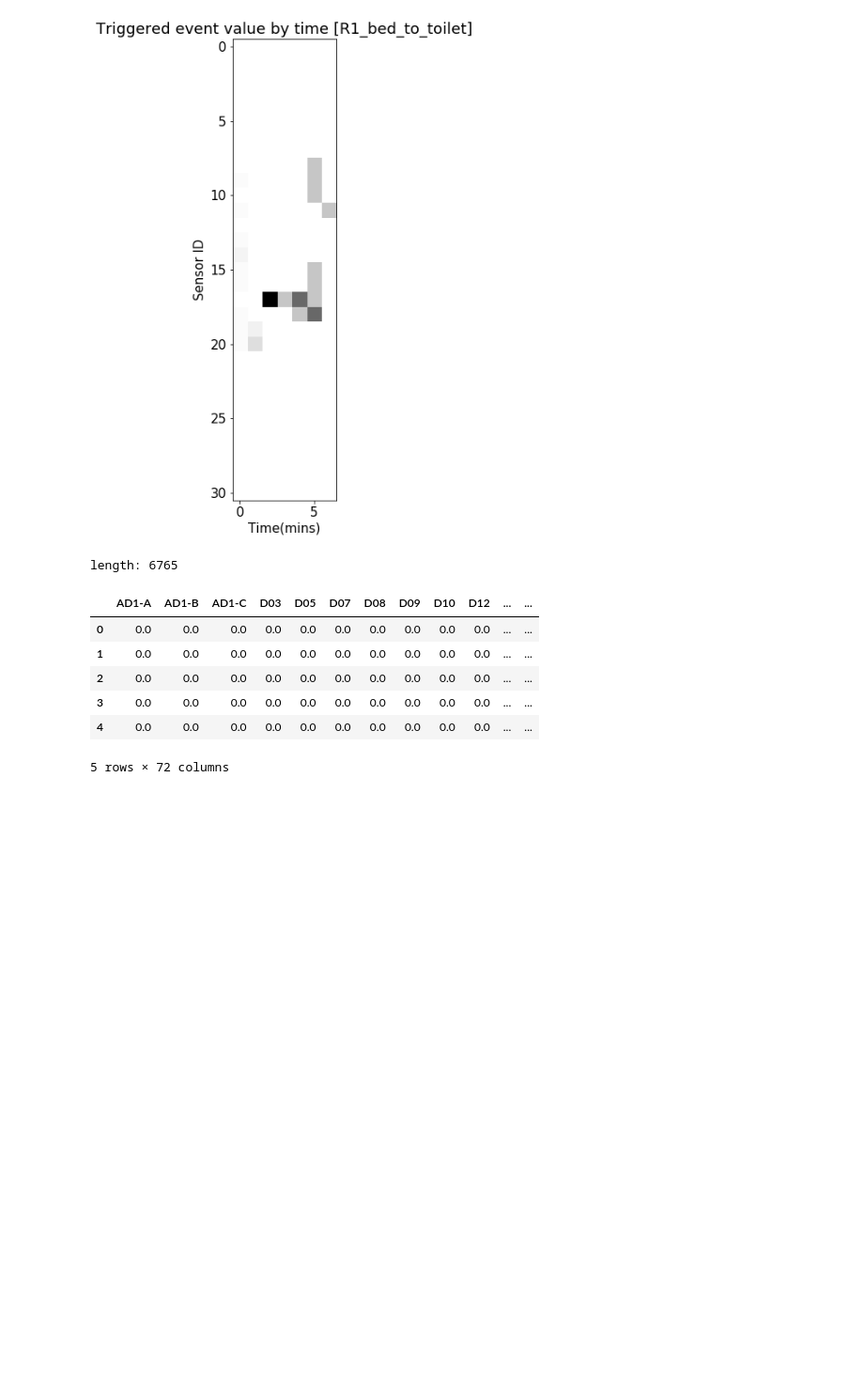
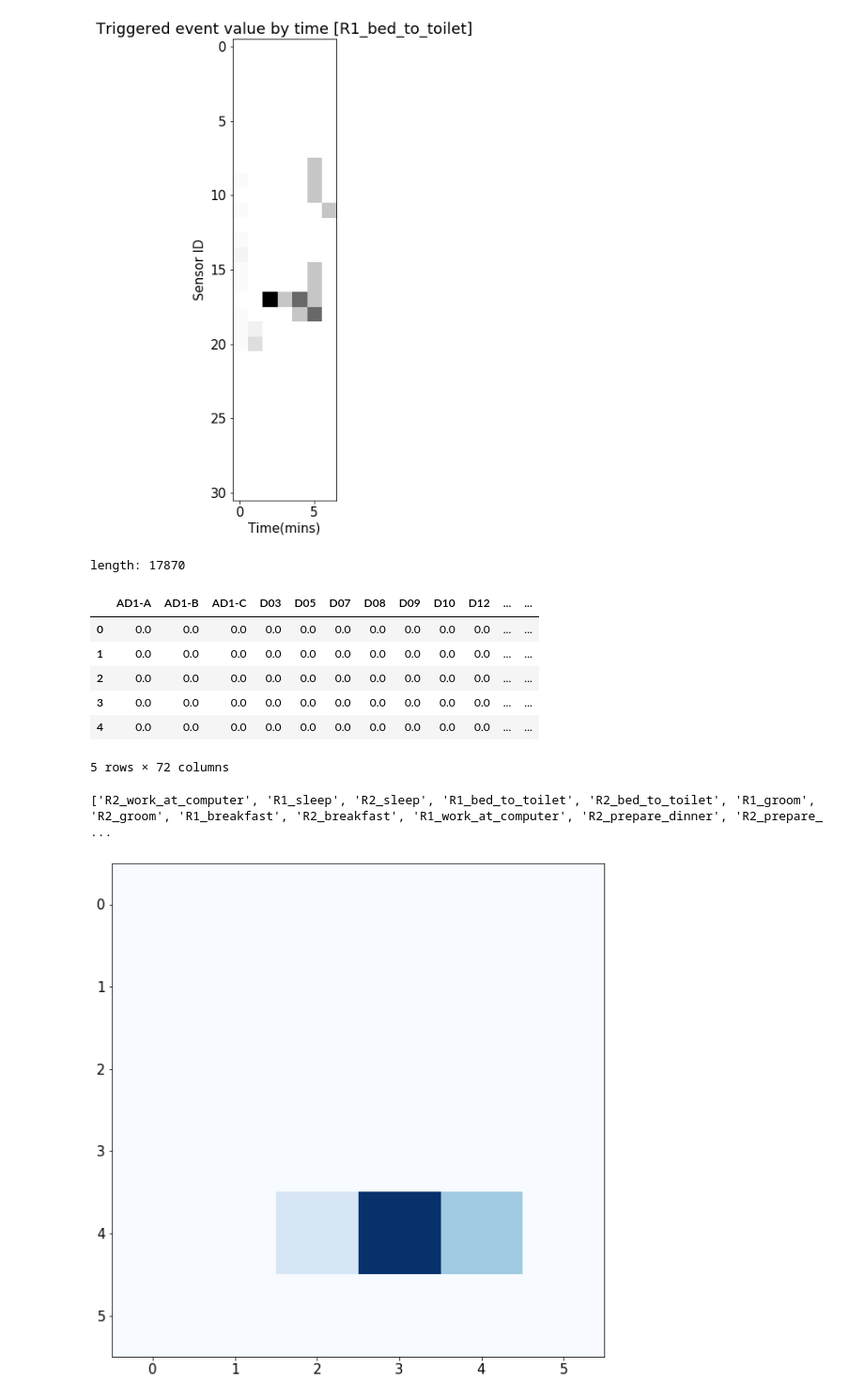
Before and after one commit to chameleonTK/continual-learning-for-HAR, a Jupyter notebook: Reports/CASAS Dataset.ipynb, the cells around one changed output. Shown: that part at 94% size. Drawn from its saved outputs; the diff is of its cells as text; code cells hidden in the pictures; blank space fills up the shorter version.

```diff
--- a/Reports/CASAS Dataset.ipynb
+++ b/Reports/CASAS Dataset.ipynb
@@ -396,7 +396,7 @@ for d in df_grouped:
     if len(ts[0]) < 5:
         window_size = len(ts[0])
 
-    v = to_vector_chunk(ts, label, chunk_size=5, timestamp=timestamp, normalise=True)
+    v = to_vector_chunk(ts, label, chunk_size=1, timestamp=timestamp, normalise=True)
 #     v = to_vector_with_windows(ts, label, window_size=window_size, timestamp=timestamp, normalise=True)
 
     v = pd.DataFrame(v, columns=cols)
@@ -406,7 +406,7 @@ for d in df_grouped:
 print("length:", len(vectors))
 vectors.head()
 # %% [output]
-length: 6765
+length: 17870
 |  | AD1-A | AD1-B | AD1-C | D03 | D05 | D07 | D08 | D09 | D10 | D12 | ... | ... |
 | 0 | 0.0 | 0.0 | 0.0 | 0.0 | 0.0 | 0.0 | 0.0 | 0.0 | 0.0 | 0.0 | ... | ... |
 | 1 | 0.0 | 0.0 | 0.0 | 0.0 | 0.0 | 0.0 | 0.0 | 0.0 | 0.0 | 0.0 | ... | ... |
@@ -418,0 +419,28 @@ vectors.to_csv(dataDir+fileName+".feat.ch5", index=False)
+# %%
+def plotHeatMapv2(ax, ts, label):
+    lst = []
+    for t in ts:
+        lst.append(t[0])
+    while len(lst) % 10 > 0:
+        lst.append(0)
+    o = [lst[6*i: 6*i+6] for i in range(6)]
+#     print(o)
+#     ax.axis('off')
+    ax.imshow(o, cmap='Blues')
+# %%
+print(list(df_by_labels.keys()))
+
+for a in df_by_labels["R2_sleep"]:
+    fig, ax = plt.subplots(1, 1)
+#     target = df_by_labels["R1_bed_to_toilet"][3]
+    target = a[0:500]
+    ts, _ = toTimeSeries(target, 10000)
+    ts = normalise(ts)
+    ts = ts[40:]
+#     print(len(ts))
+
+    plotHeatMapv2(ax, ts, "")
+    break
+# %% [output]
+['R2_work_at_computer', 'R1_sleep', 'R2_sleep', 'R1_bed_to_toilet', 'R2_bed_to_toilet', 'R1_groom', 'R2_groom', 'R1_breakfast', 'R2_breakfast', 'R1_work_at_computer', 'R2_prepare_dinner', 'R2_prepare_ ...
+[figure, added]
```
Also changed, not shown: parts of 6 cells of this notebook, 4 other files.
